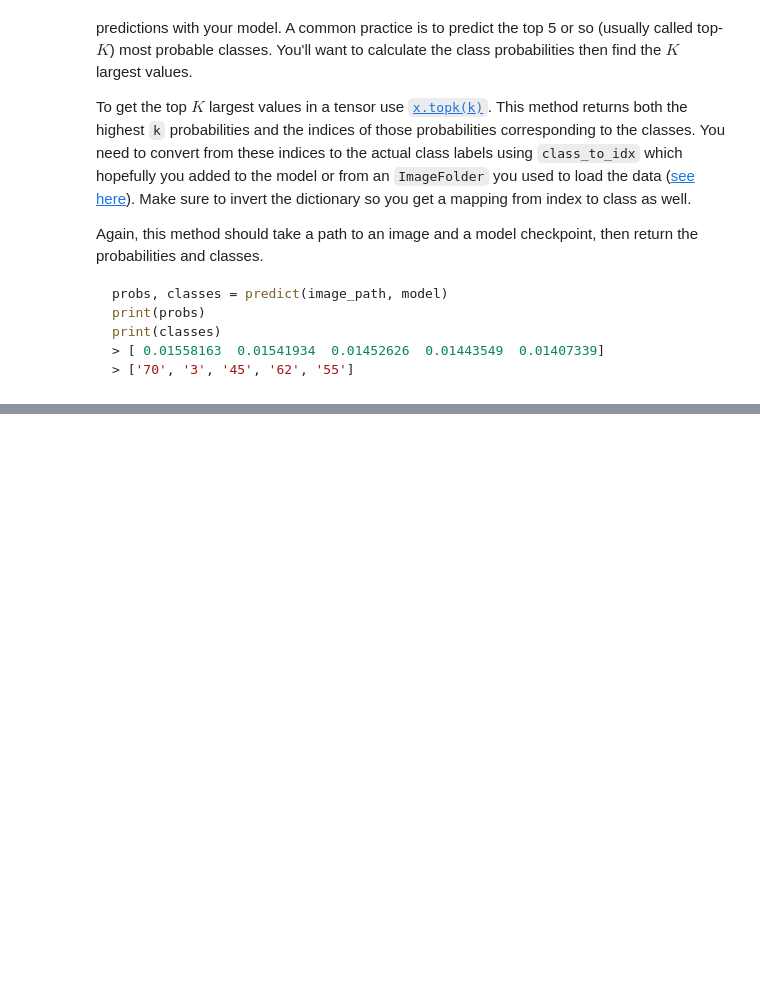
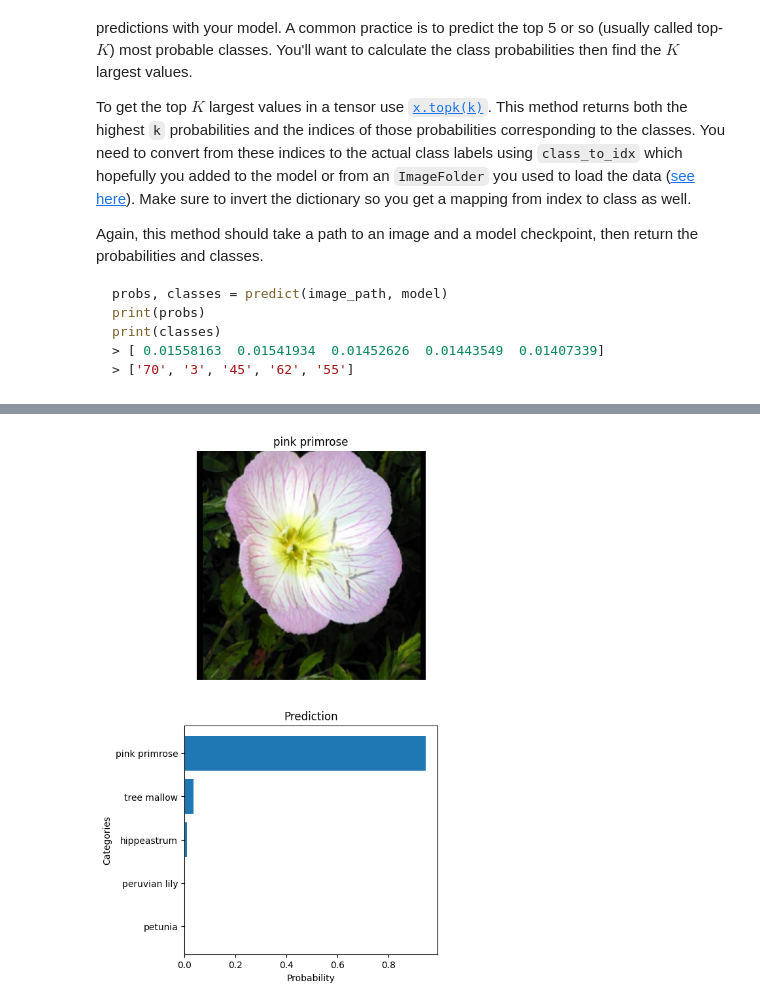
Before and after one commit to Toavina00/aipnd-project, a Jupyter notebook: Image Classifier Project.ipynb, the cells around one changed output, grey strips where cells are left out. Cells and saved outputs as stored; diff of their text form; code cells hidden in the pictures; blank space fills up the shorter version.

```diff
--- a/Image Classifier Project.ipynb
+++ b/Image Classifier Project.ipynb
@@ -321,6 +380,8 @@ def imshow(image, ax=None, title=None):
     image = np.clip(image, 0, 1)
 
     ax.imshow(image)
+    ax.set_title(title)
+    ax.axis('off')
 
     return ax
 # %% [markdown]
@@ -347,10 +408,13 @@ def predict(image_path, model, topk=5):
     model.eval()
 
     img = process_image(image_path)
-    logps = model.forward(torch.tensor(img))
+    image = torch.tensor(img)
+    image = image.to(device)
+    image = image.unsqueeze(0)
+    logps = model.forward(image)
     prob = torch.exp(logps)
 
-    top_prob, top_class = logps.topk(topk)
+    top_prob, top_class = prob.topk(topk)
     top_prob = top_prob.flatten().tolist()
     top_class = top_class.flatten().tolist()
 
@@ -366,8 +430,24 @@ Now that you can use a trained model for predictions, check to make sure it make
 <img src='https://github.com/Toavina00/aipnd-project/blob/master/assets/inference_example.png?raw=1' width=300px>
 
 You can convert from the class integer encoding to actual flower names with the `cat_to_name.json` file (should have been loaded earlier in the notebook). To show a PyTorch tensor as an image, use the `imshow` function defined above.
-# %%
-# TODO: Display an image along with the top 5 classes
-ps, cl = predict("/content/flowers/test/1/image_06743.jpg", model)
-imshow(process_image("/content/flowers/test/1/image_06743.jpg"))
-plt.bar(ps, cl)
+# %%
+def display_prediction(image_path, label, model):
+    ps, cl = predict(image_path, model)
+    image = process_image(image_path)
+    image = torch.tensor(image)
+
+    fig, (ax1, ax2) = plt.subplots(figsize=(5,10), nrows=2)
+
+    title = cat_to_name[label]
+    imshow(image, ax=ax1, title=title)
+
+    ax2.barh([cat_to_name[c] for c in cl], ps)
+    ax2.set_title("Prediction")
+    ax2.set_xlabel("Probability")
+    ax2.set_ylabel("Categories")
+    ax2.invert_yaxis()
+# %%
+image_path = "flowers/test/1/image_06743.jpg"
+display_prediction(image_path, "1", model)
+# %% [output]
+[figure, added]
```
Also changed, not shown: parts of 5 cells of this notebook, 1 other file.
